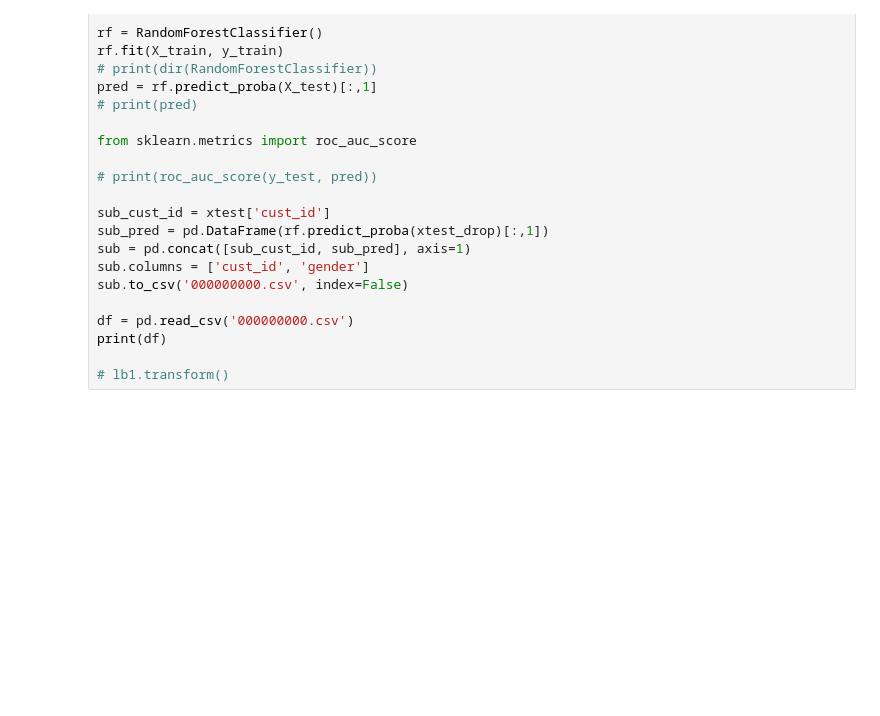
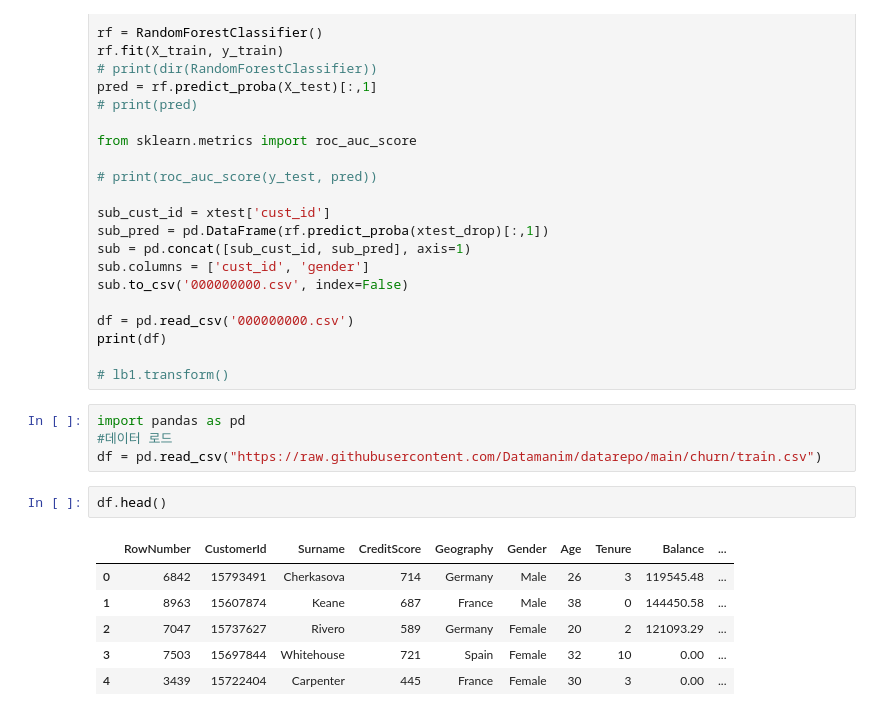
Before and after one commit to HeewonKwak/Bigdata, a Jupyter notebook: 빅분기_작업_2.ipynb, the cells around one changed output. Drawn from its saved outputs; the diff is of its cells as text; blank space fills up the shorter version.

```diff
--- a/빅분기_작업_2.ipynb
+++ b/빅분기_작업_2.ipynb
@@ -128,3 +128,16 @@ df = pd.read_csv('000000000.csv')
 print(df)
 
 # lb1.transform()
+# %%
+import pandas as pd
+#데이터 로드
+df = pd.read_csv("https://raw.githubusercontent.com/Datamanim/datarepo/main/churn/train.csv")
+# %%
+df.head()
+# %% [output]
+|  | RowNumber | CustomerId | Surname | CreditScore | Geography | Gender | Age | Tenure | Balance | ... |
+| 0 | 6842 | 15793491 | Cherkasova | 714 | Germany | Male | 26 | 3 | 119545.48 | ... |
+| 1 | 8963 | 15607874 | Keane | 687 | France | Male | 38 | 0 | 144450.58 | ... |
+| 2 | 7047 | 15737627 | Rivero | 589 | Germany | Female | 20 | 2 | 121093.29 | ... |
+| 3 | 7503 | 15697844 | Whitehouse | 721 | Spain | Female | 32 | 10 | 0.00 | ... |
+| 4 | 3439 | 15722404 | Carpenter | 445 | France | Female | 30 | 3 | 0.00 | ... |
```
Also changed, not shown: parts of 42 cells of this notebook.
